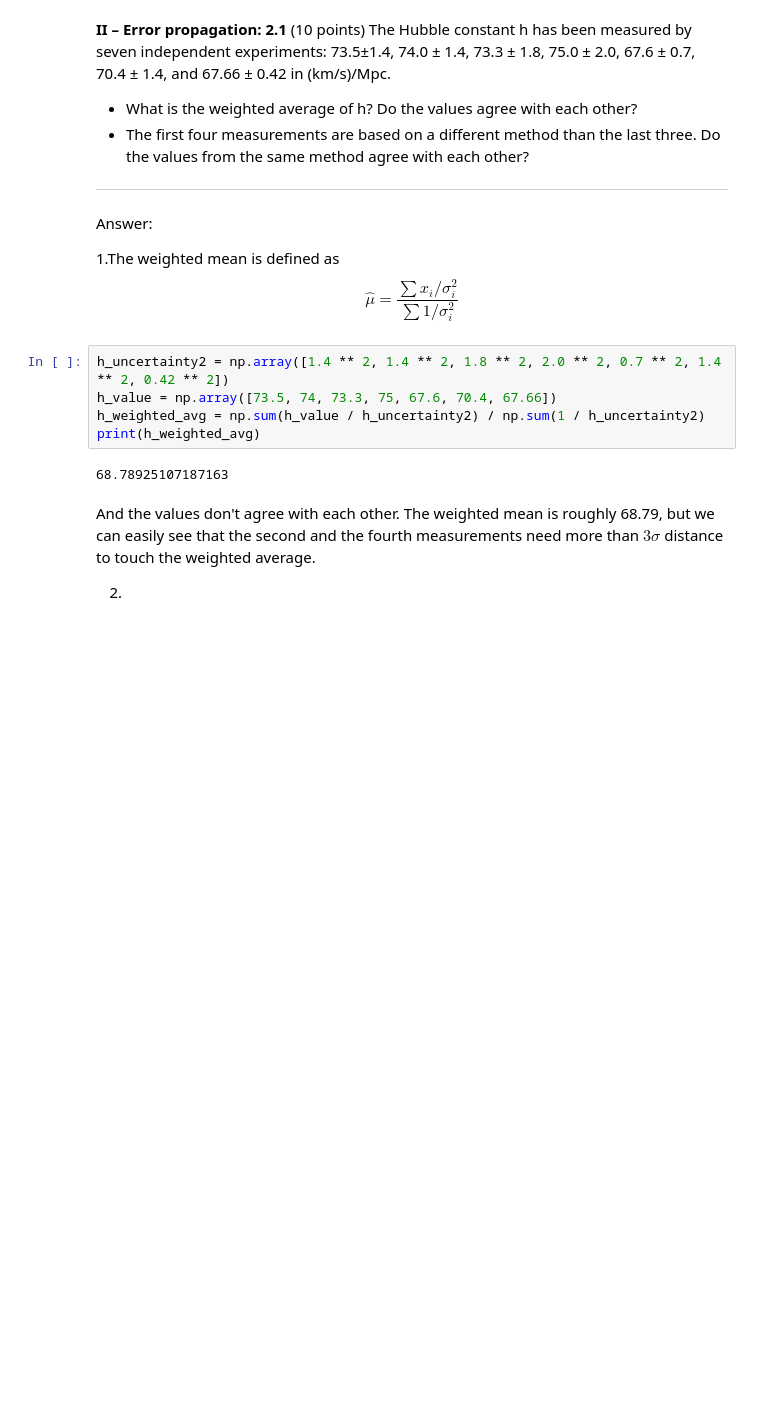
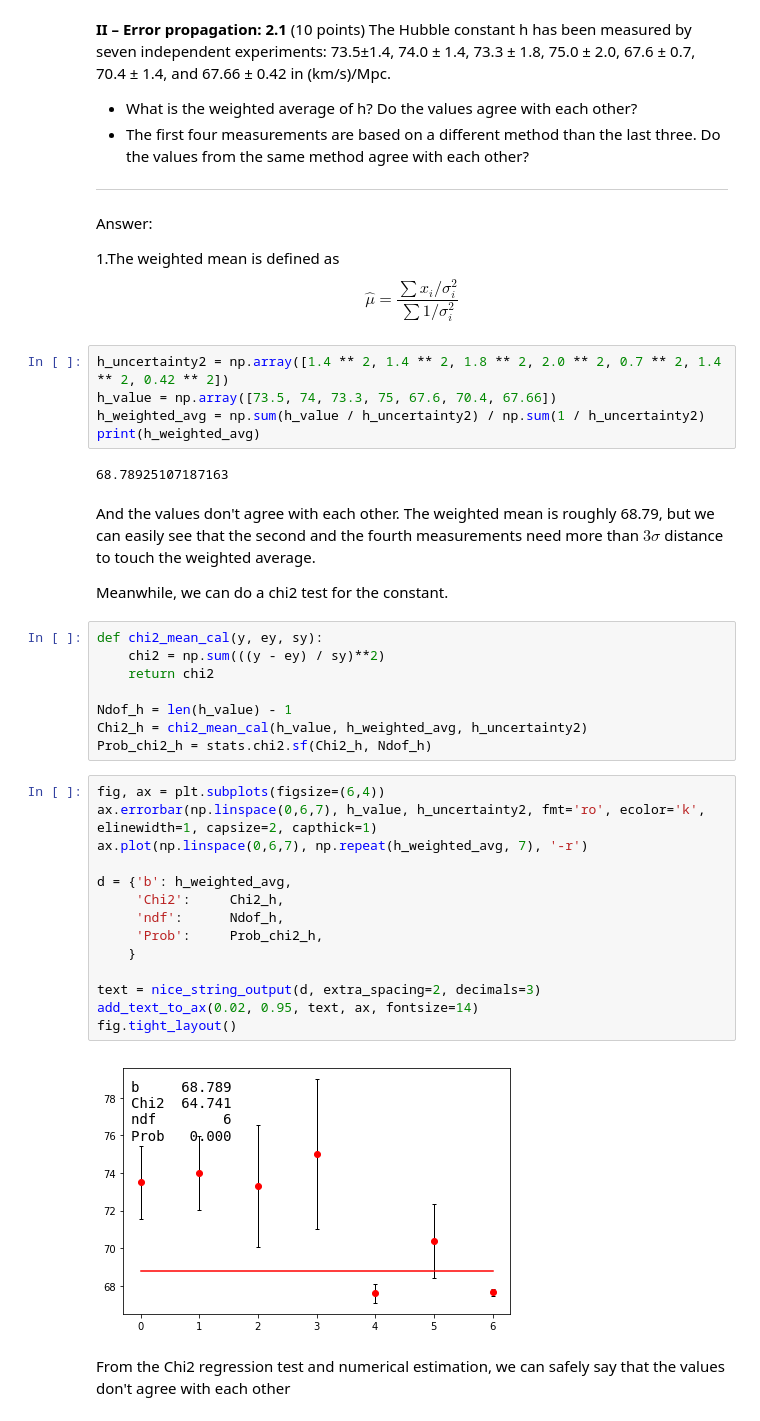
Before and after one commit to gaozmm/Playground_gaozm, a Jupyter notebook: Play_for_stats/Problem_set/ProblemSet2020_KianGao.ipynb, the cells around one changed output. Saved outputs shown, nothing was run; the diff lists cells and outputs as text; blank space fills up the shorter version.

```diff
--- a/Play_for_stats/Problem_set/ProblemSet2020_KianGao.ipynb
+++ b/Play_for_stats/Problem_set/ProblemSet2020_KianGao.ipynb
@@ -79,4 +80,30 @@ print(h_weighted_avg)
 # %% [markdown]
 And the values don't agree with each other. The weighted mean is roughly 68.79, but we can easily see that the second and the fourth measurements need more than $3\sigma$ distance to touch the weighted average.
 
-2.
+Meanwhile, we can do a chi2 test for the constant.
+# %%
+def chi2_mean_cal(y, ey, sy):
+    chi2 = np.sum(((y - ey) / sy)**2)
+    return chi2
+
+Ndof_h = len(h_value) - 1
+Chi2_h = chi2_mean_cal(h_value, h_weighted_avg, h_uncertainty2)
+Prob_chi2_h = stats.chi2.sf(Chi2_h, Ndof_h)
+# %%
+fig, ax = plt.subplots(figsize=(6,4))
+ax.errorbar(np.linspace(0,6,7), h_value, h_uncertainty2, fmt='ro', ecolor='k', elinewidth=1, capsize=2, capthick=1)
+ax.plot(np.linspace(0,6,7), np.repeat(h_weighted_avg, 7), '-r')
+
+d = {'b': h_weighted_avg,
+     'Chi2':     Chi2_h,
+     'ndf':      Ndof_h,
+     'Prob':     Prob_chi2_h,
+    }
+
+text = nice_string_output(d, extra_spacing=2, decimals=3)
+add_text_to_ax(0.02, 0.95, text, ax, fontsize=14)
+fig.tight_layout()
+# %% [output]
+[figure, added]
+# %% [markdown]
+From the Chi2 regression test and numerical estimation, we can safely say that the values don't agree with each other
```
Also changed, not shown: parts of 37 cells of this notebook.
